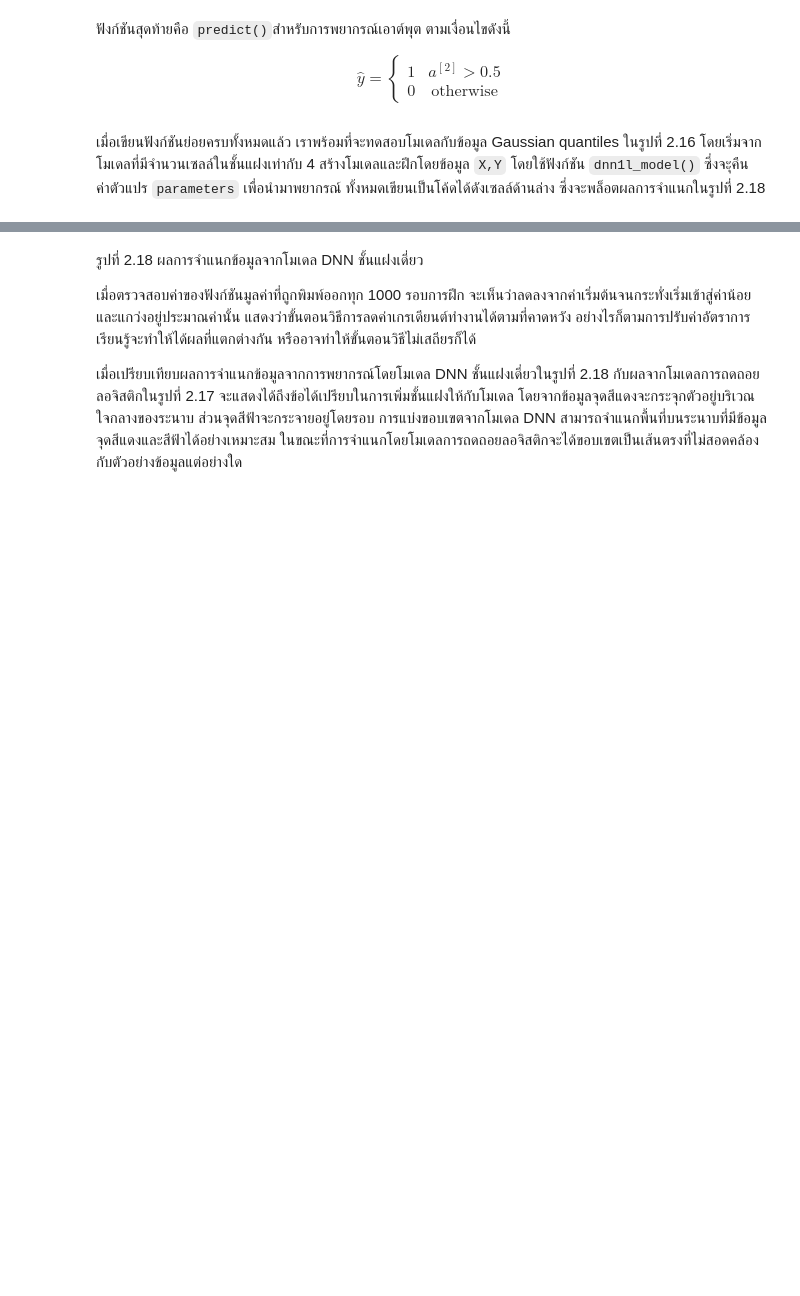
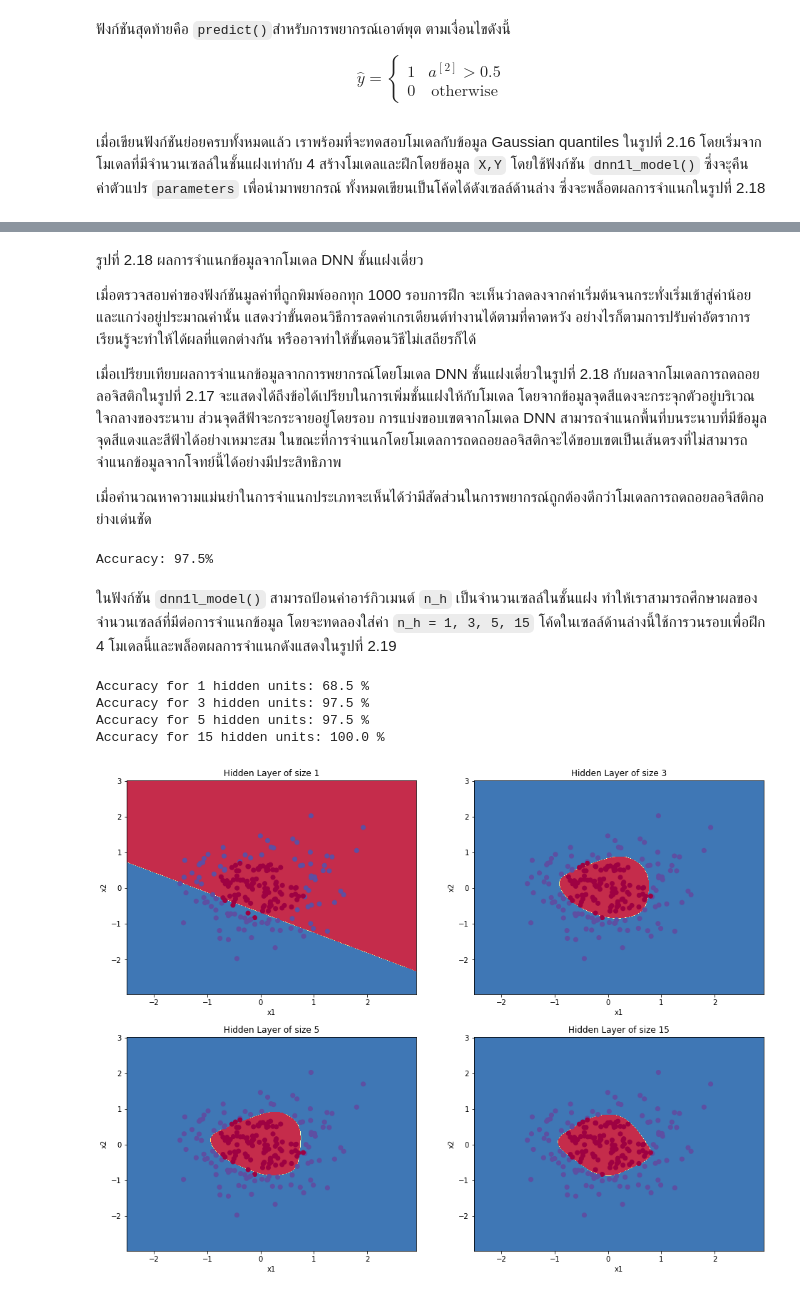
Before and after one commit to dewdotninja/books, a Jupyter notebook: th/anndl/chapter2.ipynb, the cells around one changed output, grey strips where cells are left out. Saved outputs shown, nothing was run; the diff lists cells and outputs as text; code cells hidden in the pictures; blank space fills up the shorter version.

```diff
--- a/th/anndl/chapter2.ipynb
+++ b/th/anndl/chapter2.ipynb
@@ -1157,4 +1159,32 @@ Cost after iteration 9000: 0.080615
 เมื่อเปรียบเทียบผลการจำแนกข้อมูลจากการพยากรณ์โดยโมเดล DNN ชั้นแฝงเดี่ยวในรูปที่ 2.18 กับผลจากโมเดลการถดถอยลอจิสติกในรูปที่ 2.17
 จะแสดงได้ถึงข้อได้เปรียบในการเพิ่มชั้นแฝงให้กับโมเดล โดยจากข้อมูลจุดสีแดงจะกระจุกตัวอยู่บริเวณใจกลางของระนาบ ส่วนจุดสีฟ้าจะกระจายอยู่โดยรอบ
 การแบ่งขอบเขตจากโมเดล DNN สามารถจำแนกพื้นที่บนระนาบที่มีข้อมูลจุดสีแดงและสีฟ้าได้อย่างเหมาะสม
-ในขณะที่การจำแนกโดยโมเดลการถดถอยลอจิสติกจะได้ขอบเขตเป็นเส้นตรงที่ไม่สอดคล้องกับตัวอย่างข้อมูลแต่อย่างใด
+ในขณะที่การจำแนกโดยโมเดลการถดถอยลอจิสติกจะได้ขอบเขตเป็นเส้นตรงที่ไม่สามารถจำแนกข้อมูลจากโจทย์นี้ได้อย่างมีประสิทธิภาพ
+
+เมื่อคำนวณหาความแม่นยำในการจำแนกประเภทจะเห็นได้ว่ามีสัดส่วนในการพยากรณ์ถูกต้องดีกว่าโมเดลการถดถอยลอจิสติกอย่างเด่นชัด
+# %%
+results = predict(parameters, X)
+print ('Accuracy: ' + str(float(Y@results.T + (1-Y)@(1-results.T))/float(Y.size)*100) + '%')
+# %% [output]
+Accuracy: 97.5%
+# %% [markdown]
+ในฟังก์ชัน <code>dnn1l_model()</code> สามารถป้อนค่าอาร์กิวเมนต์ <code>n_h</code> เป็นจำนวนเซลล์ในชั้นแฝง
+ทำให้เราสามารถศึกษาผลของจำนวนเซลล์ที่มีต่อการจำแนกข้อมูล โดยจะทดลองใส่ค่า <code>n_h = 1, 3, 5, 15</code>
+โค้ดในเซลล์ด้านล่างนี้ใช้การวนรอบเพื่อฝึก 4 โมเดลนี้และพล็อตผลการจำแนกดังแสดงในรูปที่ 2.19
+# %%
+plt.figure(figsize=(16, 32))
+hidden_layer_sizes = [1,3,5,15]
+for i, n_h in enumerate(hidden_layer_sizes):
+    plt.subplot(5, 2, i+1)
+    plt.title('Hidden Layer of size %d' % n_h)
+    parameters = dnn1l_model(X, Y, n_h, num_iterations = 5000)
+    plot_decision_boundary(lambda x: predict(parameters, x.T), X, Y)
+    predictions = predict(parameters, X)
+    accuracy = float(Y@predictions.T + (1-Y)@(1-predictions.T))/float(Y.size)*100
+    print ("Accuracy for {} hidden units: {} %".format(n_h, accuracy))
+# %% [output]
+Accuracy for 1 hidden units: 68.5 %
+Accuracy for 3 hidden units: 97.5 %
+Accuracy for 5 hidden units: 97.5 %
+Accuracy for 15 hidden units: 100.0 %
+[figure, added]
```
Also changed, not shown: parts of 63 cells of this notebook.
